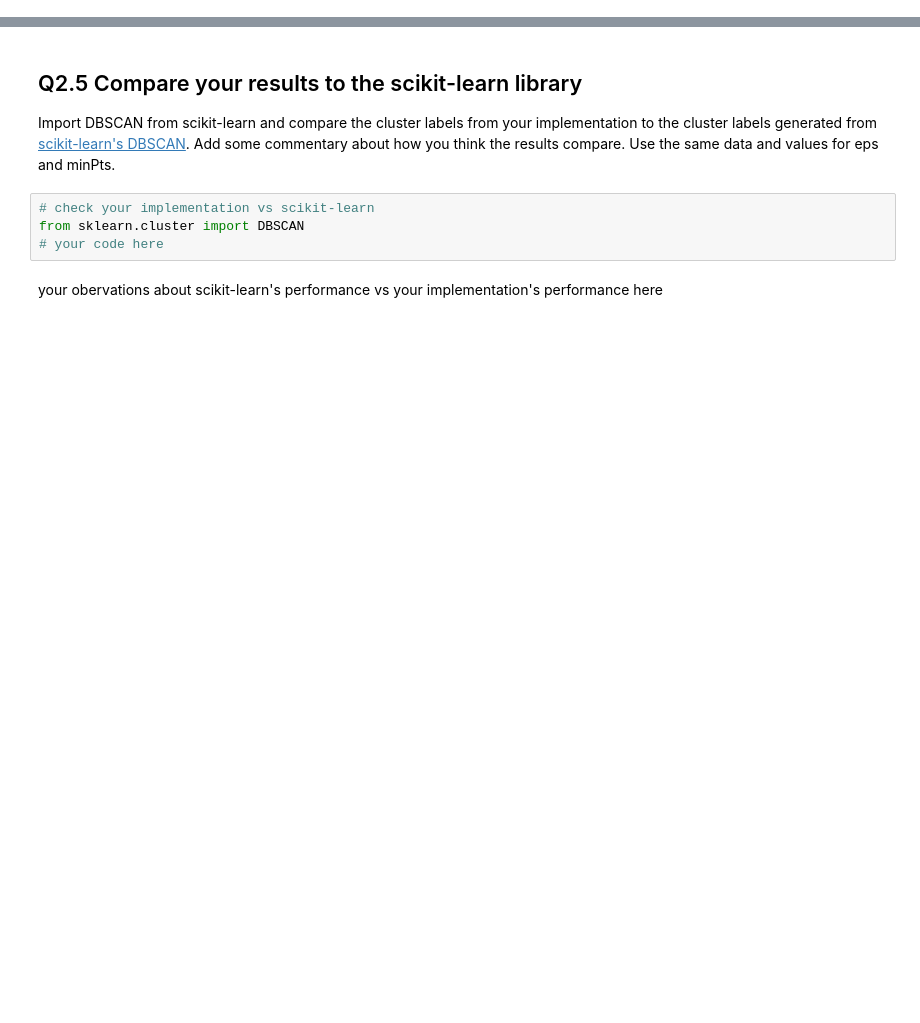
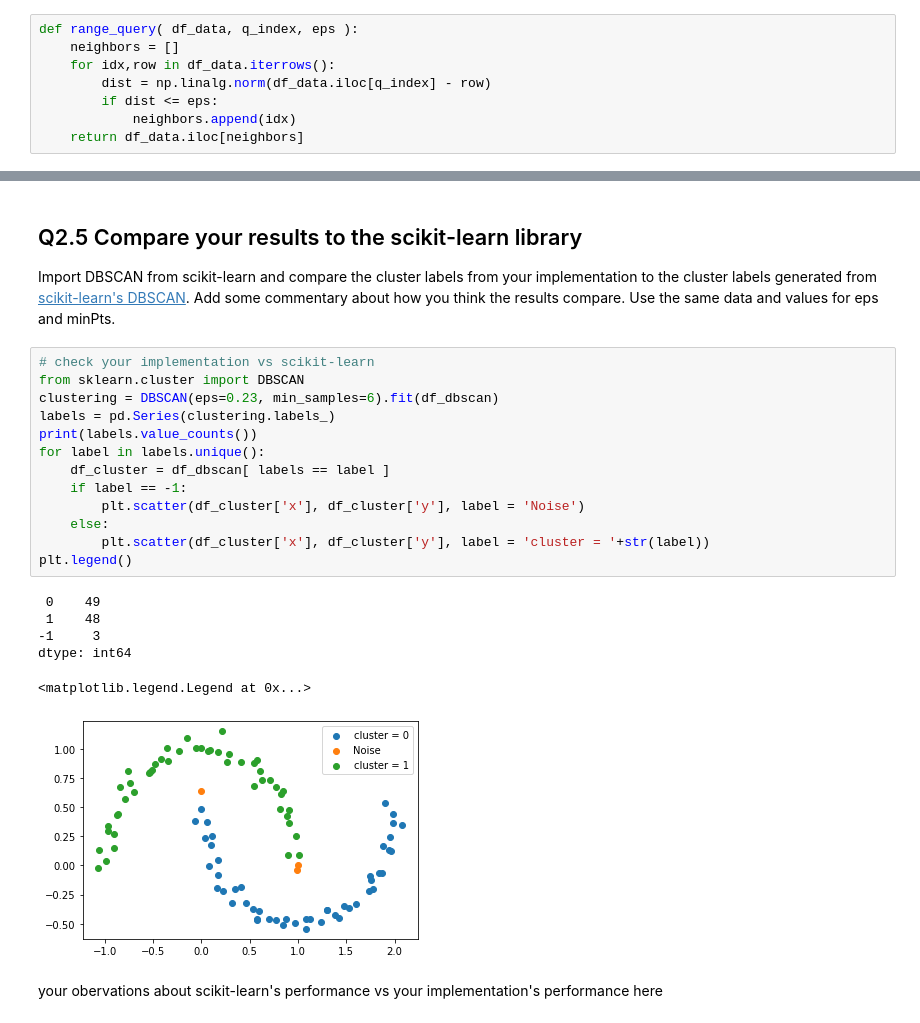
Before and after one commit to gpmika0/notebooker, a Jupyter notebook: CS329E_HW9.ipynb, the cells around one changed output, grey strips where cells are left out. Drawn from its saved outputs; the diff is of its cells as text; blank space fills up the shorter version.

```diff
--- a/CS329E_HW9.ipynb
+++ b/CS329E_HW9.ipynb
@@ -54,3 +58,11 @@ def range_query( df_data, q_index, eps ):
+# %%
+def range_query( df_data, q_index, eps ):
+    neighbors = []
+    for idx,row in df_data.iterrows():
+        dist = np.linalg.norm(df_data.iloc[q_index] - row)
+        if dist <= eps:
+            neighbors.append(idx)
+    return df_data.iloc[neighbors]
 # %%
 # Test it out
 df_n = range_query( df_dbscan, 0, 0.1 )
@@ -124,9 +178,25 @@ Plot the points in the `df_dbscan` data frame using a 2-D scatter plot, with a d
 ## Q2.5 Compare your results to the scikit-learn library
 
 Import DBSCAN from scikit-learn and compare the cluster labels from your implementation to the cluster labels generated from [scikit-learn's DBSCAN](https://scikit-learn.org/stable/modules/generated/sklearn.cluster.DBSCAN.html). Add some commentary about how you think the results compare. Use the same data and values for eps and minPts.
-# %%
-# check your implementation vs scikit-learn
-from sklearn.cluster import DBSCAN
-# your code here
+# %%
+# check your implementation vs scikit-learn
+from sklearn.cluster import DBSCAN
+clustering = DBSCAN(eps=0.23, min_samples=6).fit(df_dbscan)
+labels = pd.Series(clustering.labels_)
+print(labels.value_counts())
+for label in labels.unique():
+    df_cluster = df_dbscan[ labels == label ]
+    if label == -1:
+        plt.scatter(df_cluster['x'], df_cluster['y'], label = 'Noise')
+    else:
+        plt.scatter(df_cluster['x'], df_cluster['y'], label = 'cluster = '+str(label))
+plt.legend()
+# %% [output]
+ 0    49
+ 1    48
+-1     3
+dtype: int64
+<matplotlib.legend.Legend at 0x...>
+[figure, added]
 # %% [markdown]
 your obervations about scikit-learn's performance vs your implementation's performance here
```
Also changed, not shown: parts of 9 cells of this notebook.
